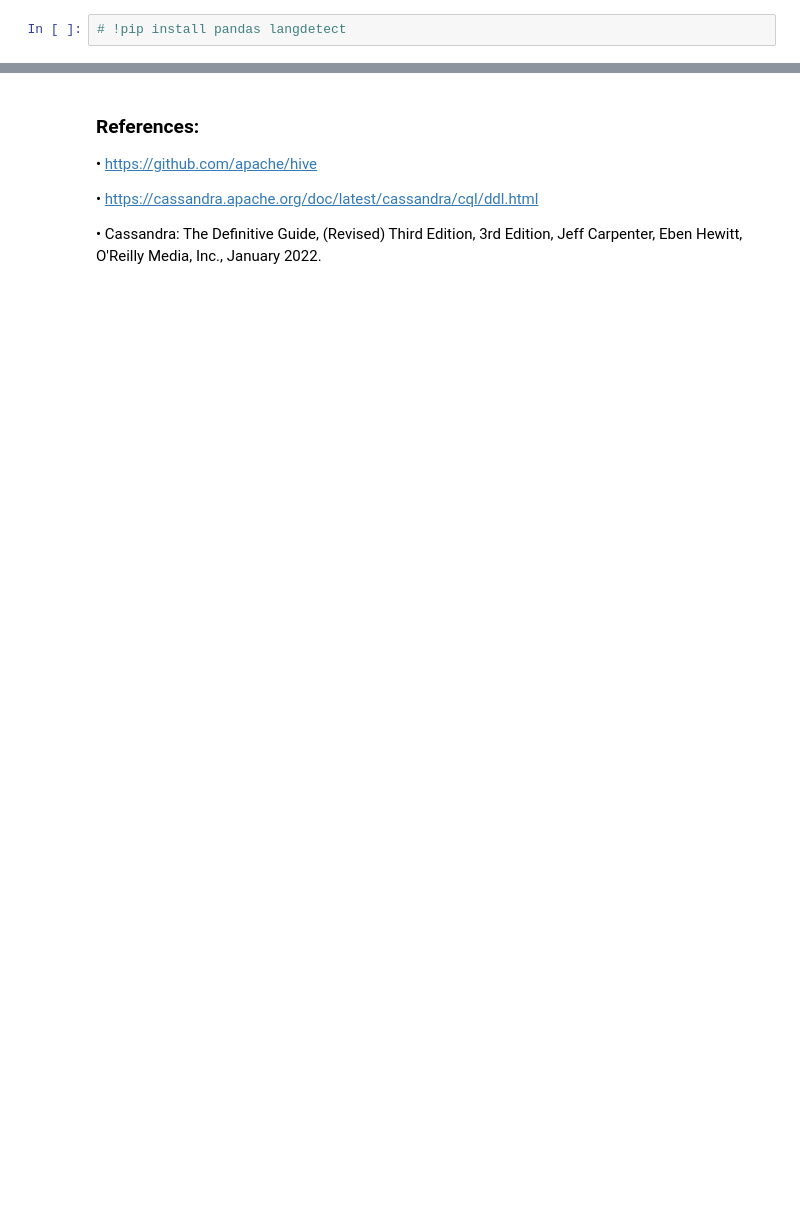
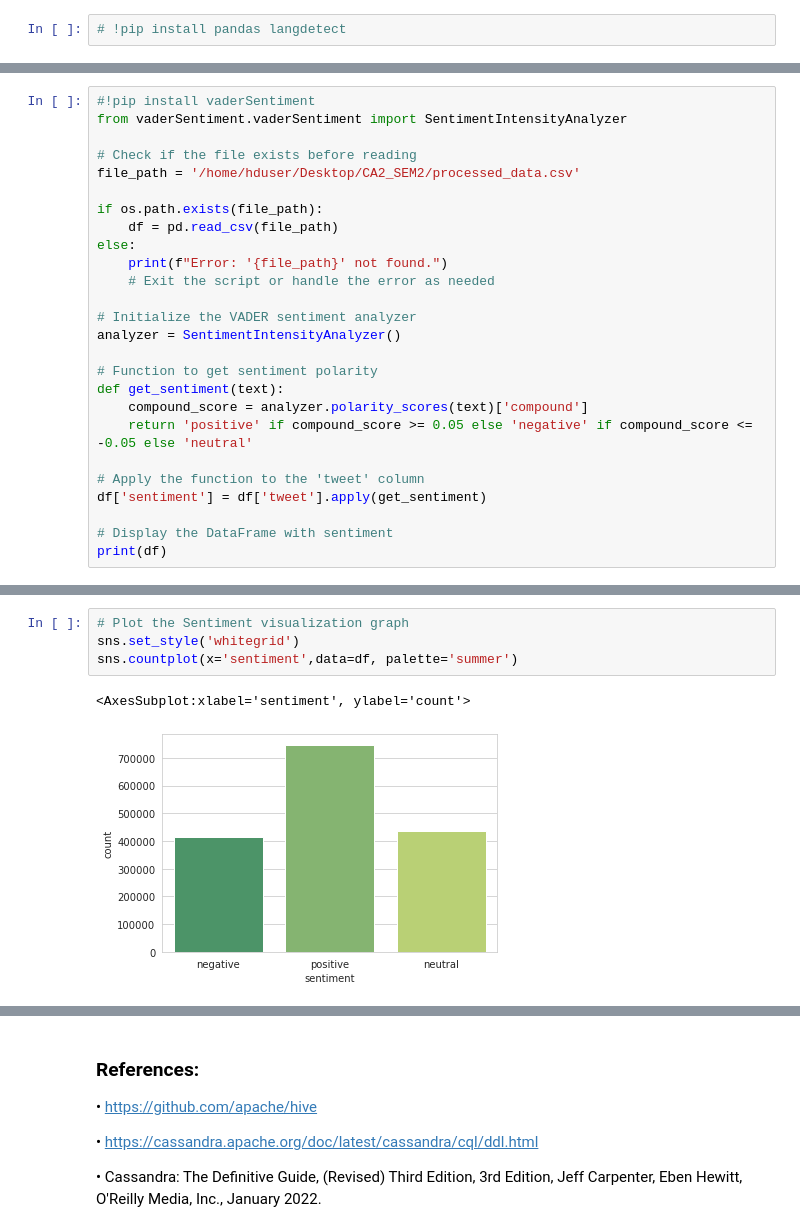
Before and after one commit to CleliaCaetano/CA2_SEM2_ProjectTweets, a Jupyter notebook: MScDataAnalytics_CA2_SEM2_CleliaCaetano.ipynb, the cells around one changed output, grey strips where cells are left out. Cells and saved outputs as stored; diff of their text form; blank space fills up the shorter version.

Commit message:
Add files via upload
Sentiment Analysis

```diff
--- a/MScDataAnalytics_CA2_SEM2_CleliaCaetano.ipynb
+++ b/MScDataAnalytics_CA2_SEM2_CleliaCaetano.ipynb
@@ -1296,0 +685,26 @@ plt.show()
+# %%
+#!pip install vaderSentiment
+from vaderSentiment.vaderSentiment import SentimentIntensityAnalyzer
+
+# Check if the file exists before reading
+file_path = '/home/hduser/Desktop/CA2_SEM2/processed_data.csv'
+
+if os.path.exists(file_path):
+    df = pd.read_csv(file_path)
+else:
+    print(f"Error: '{file_path}' not found.")
+    # Exit the script or handle the error as needed
+
+# Initialize the VADER sentiment analyzer
+analyzer = SentimentIntensityAnalyzer()
+
+# Function to get sentiment polarity
+def get_sentiment(text):
+    compound_score = analyzer.polarity_scores(text)['compound']
+    return 'positive' if compound_score >= 0.05 else 'negative' if compound_score <= -0.05 else 'neutral'
+
+# Apply the function to the 'tweet' column
+df['sentiment'] = df['tweet'].apply(get_sentiment)
+
+# Display the DataFrame with sentiment
+print(df)
@@ -1296,0 +741,7 @@ plt.show()
+# %%
+# Plot the Sentiment visualization graph
+sns.set_style('whitegrid')
+sns.countplot(x='sentiment',data=df, palette='summer')
+# %% [output]
+<AxesSubplot:xlabel='sentiment', ylabel='count'>
+[figure, added]
```
Also changed, not shown: parts of 88 cells of this notebook.
